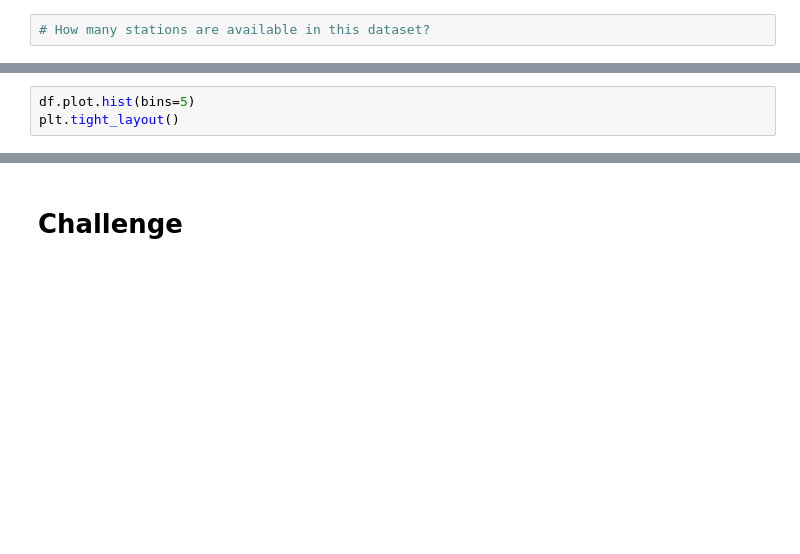
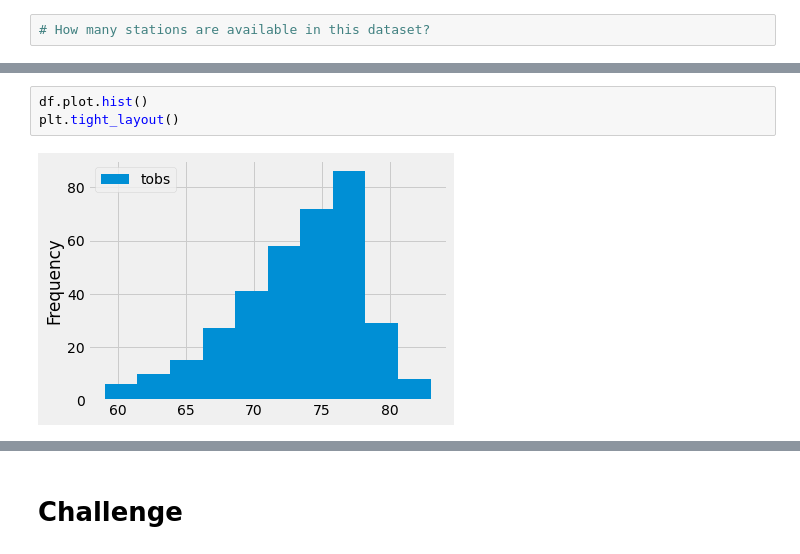
Before and after one commit to umakiyer/surfs_up, a Jupyter notebook: climate_analysis.ipynb, the cells around one changed output, grey strips where cells are left out. Saved outputs shown, nothing was run; the diff lists cells and outputs as text; blank space fills up the shorter version.

```diff
--- a/climate_analysis.ipynb
+++ b/climate_analysis.ipynb
@@ -88,6 +158,8 @@ plt.tight_layout()
 # %%
-df.plot.hist(bins=5)
+df.plot.hist()
 plt.tight_layout()
+# %% [output]
+[figure, added]
 # %%
 df.plot.hist(bins=20)
 plt.tight_layout()
```
Also changed, not shown: parts of 11 cells of this notebook, 11 other files.
